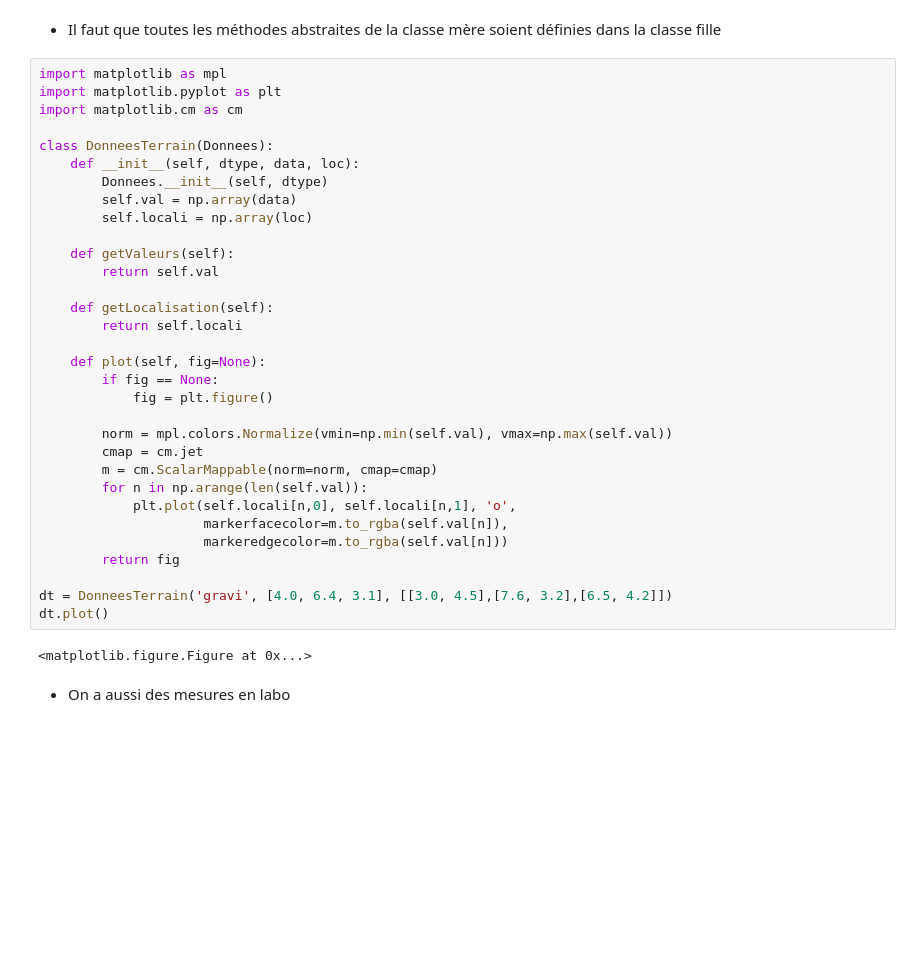
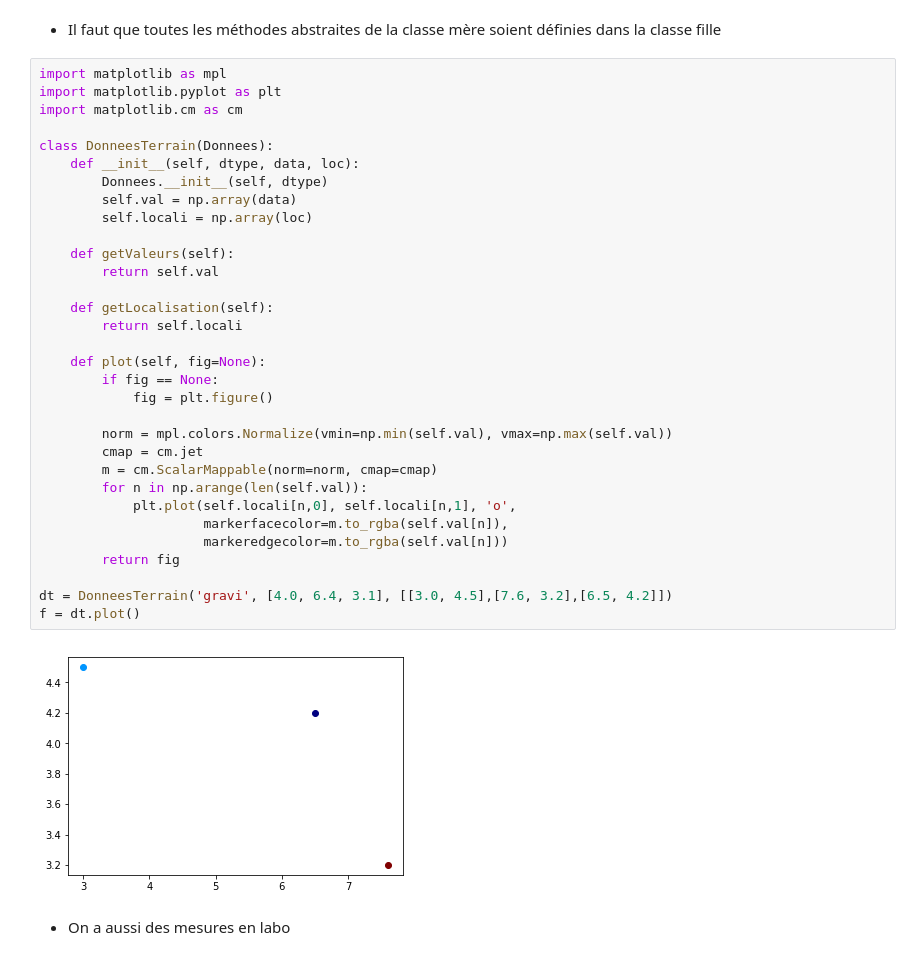
Before and after one commit to bernard-giroux/geo1302, a Jupyter notebook: p_POO.ipynb, the cells around one changed output. Saved outputs shown, nothing was run; the diff lists cells and outputs as text; blank space fills up the shorter version.

```diff
--- a/p_POO.ipynb
+++ b/p_POO.ipynb
@@ -274,35 +274,35 @@ import matplotlib as mpl
 import matplotlib.pyplot as plt
 import matplotlib.cm as cm
 
 class DonneesTerrain(Donnees):
     def __init__(self, dtype, data, loc):
         Donnees.__init__(self, dtype)
         self.val = np.array(data)
         self.locali = np.array(loc)
 
     def getValeurs(self):
         return self.val
 
     def getLocalisation(self):
         return self.locali
 
     def plot(self, fig=None):
         if fig == None:
             fig = plt.figure()
 
         norm = mpl.colors.Normalize(vmin=np.min(self.val), vmax=np.max(self.val))
         cmap = cm.jet
         m = cm.ScalarMappable(norm=norm, cmap=cmap)
         for n in np.arange(len(self.val)):
             plt.plot(self.locali[n,0], self.locali[n,1], 'o',
                      markerfacecolor=m.to_rgba(self.val[n]),
                      markeredgecolor=m.to_rgba(self.val[n]))
         return fig
 
 dt = DonneesTerrain('gravi', [4.0, 6.4, 3.1], [[3.0, 4.5],[7.6, 3.2],[6.5, 4.2]])
-dt.plot()
+f = dt.plot()
 # %% [output]
-<matplotlib.figure.Figure at 0x...>
+[figure, added]
 # %% [markdown]
 - On a aussi des mesures en labo
 # %%
```
